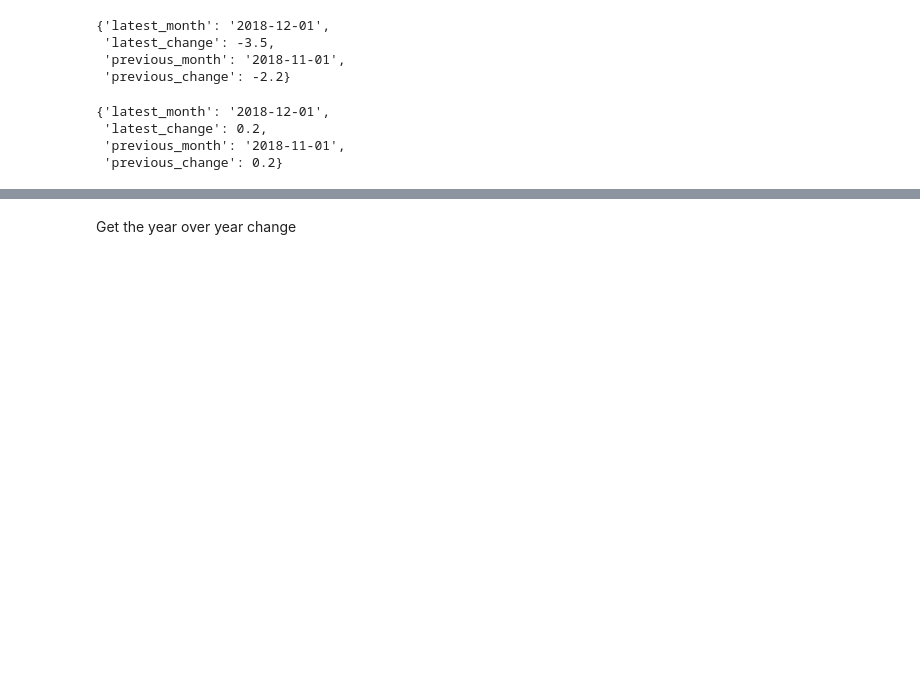
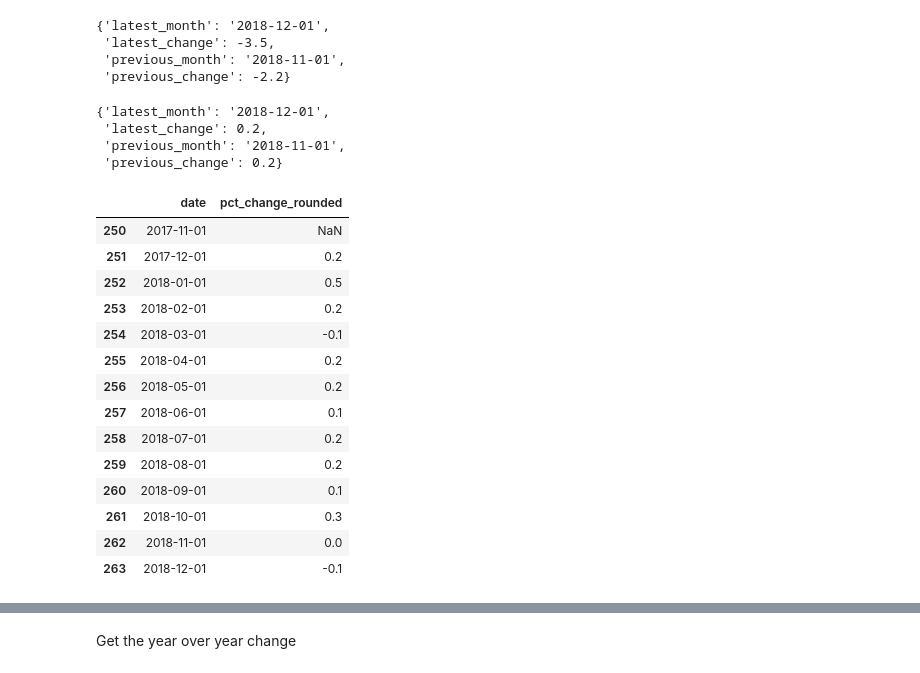
Before and after one commit to palewire/cpi, a Jupyter notebook: notebooks/analysis.ipynb, the cells around one changed output, grey strips where cells are left out. Saved outputs shown, nothing was run; the diff lists cells and outputs as text; code cells hidden in the pictures; blank space fills up the shorter version.

```diff
--- a/notebooks/analysis.ipynb
+++ b/notebooks/analysis.ipynb
@@ -31,7 +31,7 @@ def get_last13(**kwargs):
     # Filter down to monthly values
     df = df[df.period_type == 'monthly']
     # Cut down to the last 13 months
-    df = df.sort_values("date").tail(13)
+    df = df.sort_values("date").tail(14)
     # Return it
     return df
 # %%
@@ -90,3 +90,24 @@ adjusted_all_less_food_and_energy_analysis
  'latest_change': 0.2,
  'previous_month': '2018-11-01',
  'previous_change': 0.2}
+# %%
+adjusted_cpiu_last13[[
+    'date',
+    'pct_change_rounded'
+]]
+# %% [output]
+|  | date | pct_change_rounded |
+| 250 | 2017-11-01 | NaN |
+| 251 | 2017-12-01 | 0.2 |
+| 252 | 2018-01-01 | 0.5 |
+| 253 | 2018-02-01 | 0.2 |
+| 254 | 2018-03-01 | -0.1 |
+| 255 | 2018-04-01 | 0.2 |
+| 256 | 2018-05-01 | 0.2 |
+| 257 | 2018-06-01 | 0.1 |
+| 258 | 2018-07-01 | 0.2 |
+| 259 | 2018-08-01 | 0.2 |
+| 260 | 2018-09-01 | 0.1 |
+| 261 | 2018-10-01 | 0.3 |
+| 262 | 2018-11-01 | 0.0 |
+| 263 | 2018-12-01 | -0.1 |
```
Also changed, not shown: parts of 6 cells of this notebook, 1 other file.
